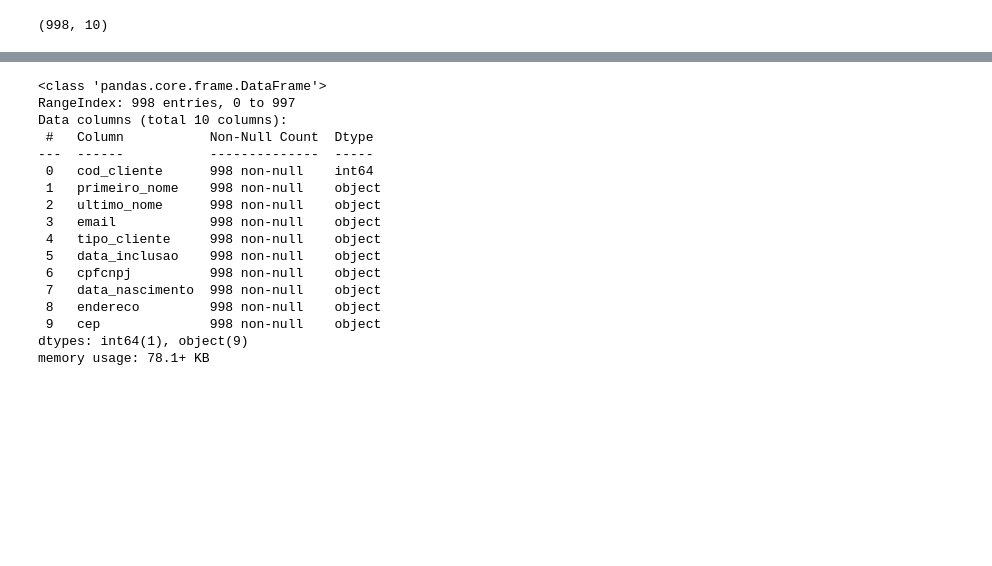
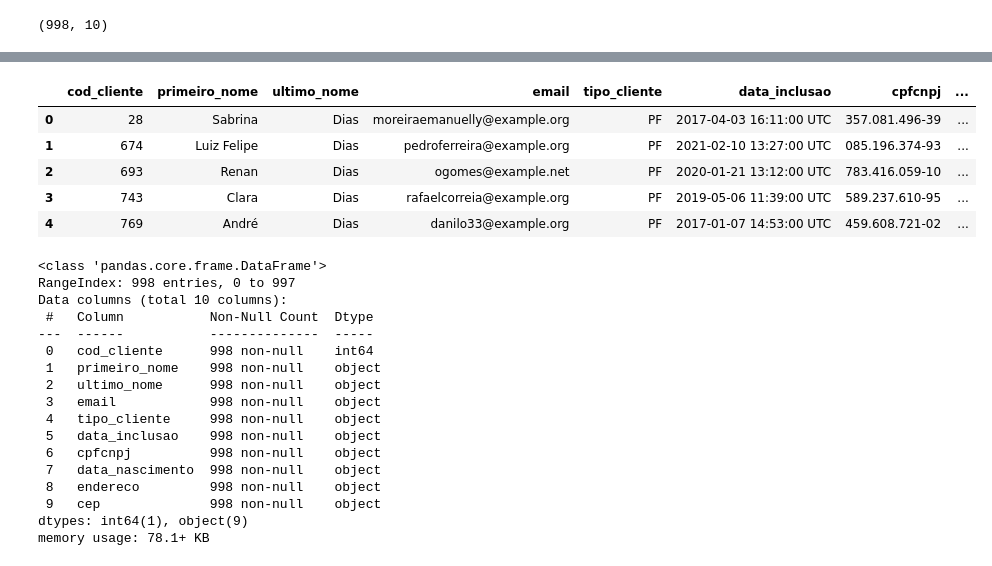
Before and after one commit to valdenio458/analista-de-dados-desafio-Indicium, a Jupyter notebook: clientes.ipynb, the cells around one changed output, grey strips where cells are left out. Saved outputs shown, nothing was run; the diff lists cells and outputs as text; code cells hidden in the pictures; blank space fills up the shorter version.

```diff
--- a/clientes.ipynb
+++ b/clientes.ipynb
@@ -17,6 +31,13 @@ df.isnull()
 # %%
 # Visualiza as 05 primeiras linhas
-df.head(2)
+df.head()
+# %% [output]
+|  | cod_cliente | primeiro_nome | ultimo_nome | email | tipo_cliente | data_inclusao | cpfcnpj | ... |
+| 0 | 28 | Sabrina | Dias | moreiraemanuelly@example.org | PF | 2017-04-03 16:11:00 UTC | 357.081.496-39 | ... |
+| 1 | 674 | Luiz Felipe | Dias | pedroferreira@example.org | PF | 2021-02-10 13:27:00 UTC | 085.196.374-93 | ... |
+| 2 | 693 | Renan | Dias | ogomes@example.net | PF | 2020-01-21 13:12:00 UTC | 783.416.059-10 | ... |
+| 3 | 743 | Clara | Dias | rafaelcorreia@example.org | PF | 2019-05-06 11:39:00 UTC | 589.237.610-95 | ... |
+| 4 | 769 | André | Dias | danilo33@example.org | PF | 2017-01-07 14:53:00 UTC | 459.608.721-02 | ... |
 # %%
 # Obtém informações sobre o dataframe
 df.info()
```
Also changed, not shown: parts of 4 cells of this notebook.
